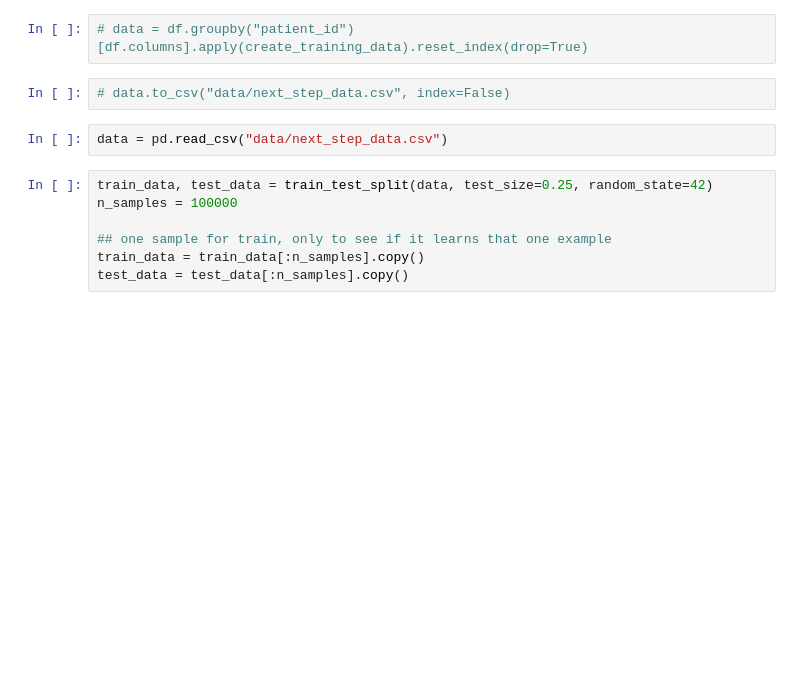
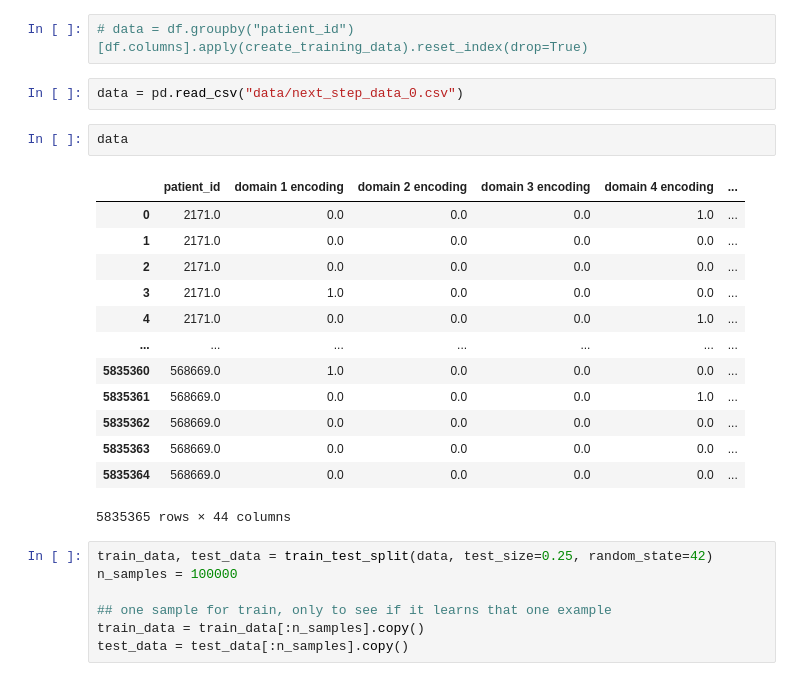
Before and after one commit to twchen88/ct_research, a Jupyter notebook: pipeline.ipynb, the cells around one changed output. Drawn from its saved outputs; the diff is of its cells as text; blank space fills up the shorter version.

```diff
--- a/pipeline.ipynb
+++ b/pipeline.ipynb
@@ -124,10 +124,24 @@ def create_training_data(data: pd.DataFrame):
     return scores_df
 # %%
 # data = df.groupby("patient_id")[df.columns].apply(create_training_data).reset_index(drop=True)
-# %%
-# data.to_csv("data/next_step_data.csv", index=False)
 # %%
-data = pd.read_csv("data/next_step_data.csv")
+data = pd.read_csv("data/next_step_data_0.csv")
+# %%
+data
+# %% [output]
+|  | patient_id | domain 1 encoding | domain 2 encoding | domain 3 encoding | domain 4 encoding | ... |
+| 0 | 2171.0 | 0.0 | 0.0 | 0.0 | 1.0 | ... |
+| 1 | 2171.0 | 0.0 | 0.0 | 0.0 | 0.0 | ... |
+| 2 | 2171.0 | 0.0 | 0.0 | 0.0 | 0.0 | ... |
+| 3 | 2171.0 | 1.0 | 0.0 | 0.0 | 0.0 | ... |
+| 4 | 2171.0 | 0.0 | 0.0 | 0.0 | 1.0 | ... |
+| ... | ... | ... | ... | ... | ... | ... |
+| 5835360 | 568669.0 | 1.0 | 0.0 | 0.0 | 0.0 | ... |
+| 5835361 | 568669.0 | 0.0 | 0.0 | 0.0 | 1.0 | ... |
+| 5835362 | 568669.0 | 0.0 | 0.0 | 0.0 | 0.0 | ... |
+| 5835363 | 568669.0 | 0.0 | 0.0 | 0.0 | 0.0 | ... |
+| 5835364 | 568669.0 | 0.0 | 0.0 | 0.0 | 0.0 | ... |
+5835365 rows × 44 columns
 # %%
 train_data, test_data = train_test_split(data, test_size=0.25, random_state=42)
 n_samples = 100000
```
Also changed, not shown: parts of 65 cells of this notebook.
